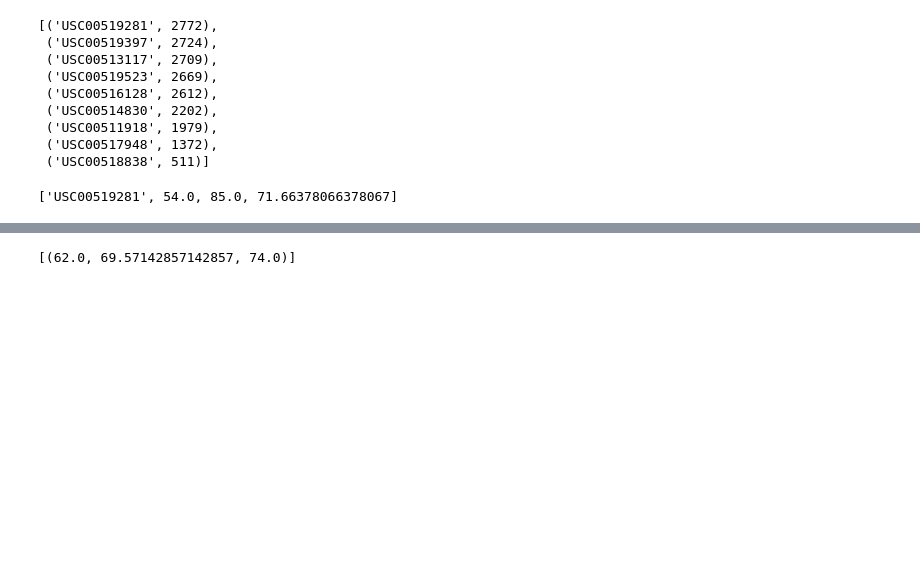
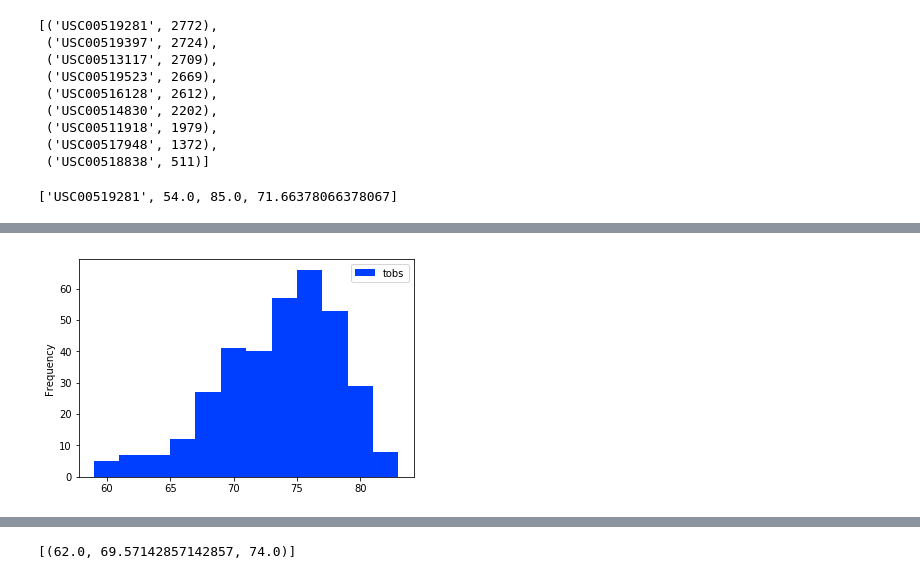
Before and after one commit to logan7734/SQL_Alchemy_HW, a Jupyter notebook: climate_starter.ipynb, the cells around one changed output, grey strips where cells are left out. Saved outputs shown, nothing was run; the diff lists cells and outputs as text; code cells hidden in the pictures; blank space fills up the shorter version.

```diff
--- a/climate_starter.ipynb
+++ b/climate_starter.ipynb
@@ -133,3 +131,10 @@ station_temp = session.query(Measurement.station, func.min(Measurement.tobs),\
 list(station_temp)
 # %% [output]
 ['USC00519281', 54.0, 85.0, 71.66378066378067]
+# %%
+station_plot_data = session.query(Measurement.tobs, Measurement.station)\
+.filter(Measurement.date >="2016-08-23", Measurement.date <= "2017-08-23")\
+.filter(Measurement.station == "USC00519281").order_by(Measurement.date).statement
+# %%
+plot_df = pd.read_sql(station_plot_data, engine).dropna()
+plot_df.head(5)
@@ -136,3 +148,9 @@ list(station_temp)
 # %%
 # Choose the station with the highest number of temperature observations.
 # Query the last 12 months of temperature observation data for this station and plot the results as a histogram
+
+plot_df = pd.DataFrame(plot_df, columns=["tobs"])
+plot_df.plot.hist(bins=12)
+plt.show()
+# %% [output]
+[figure, added]
```
Also changed, not shown: parts of 4 cells of this notebook.
